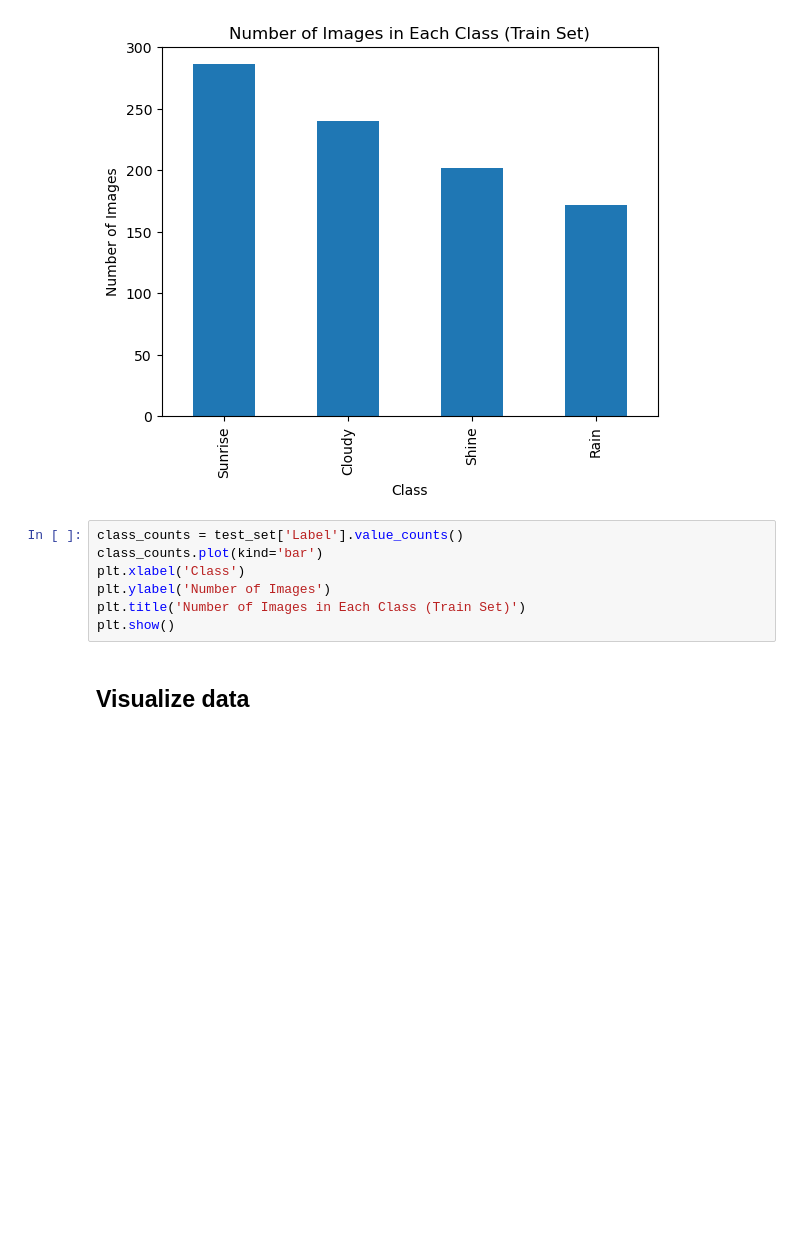
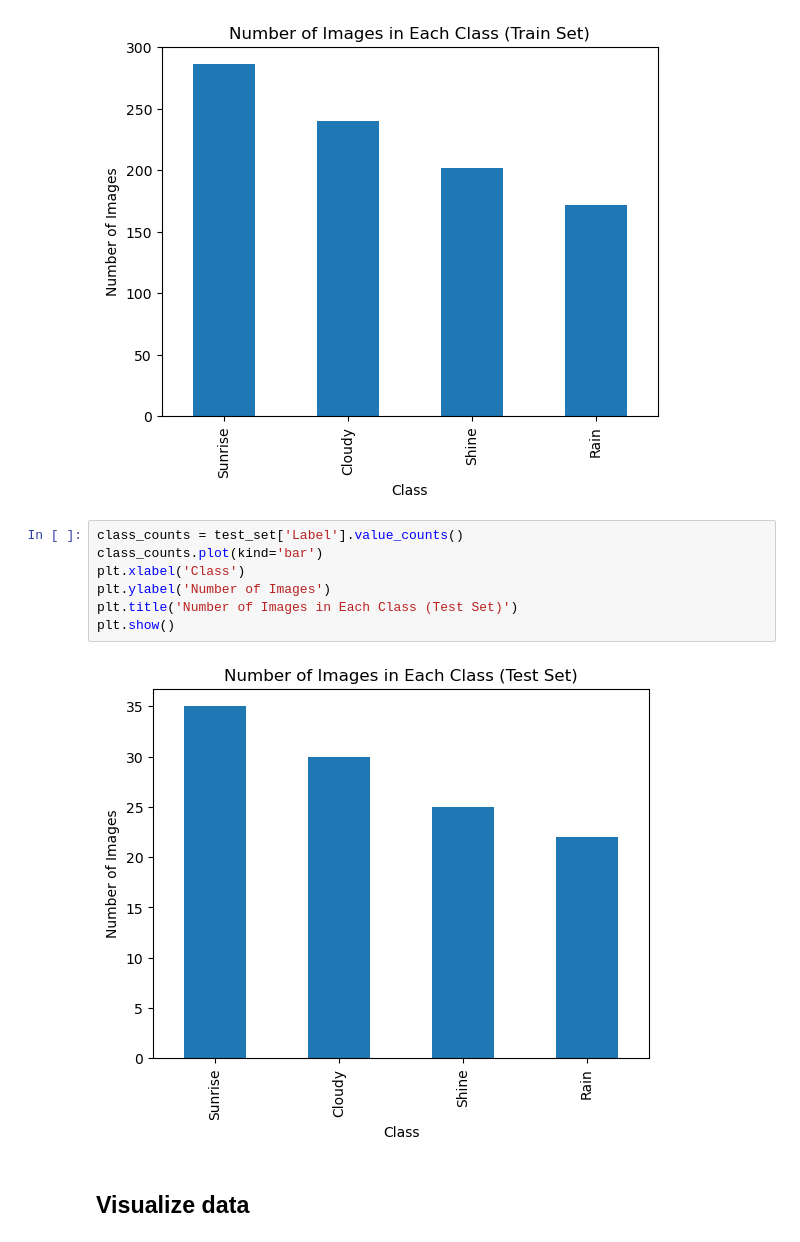
Before and after one commit to Jalalbaim/Rain-Or-Shine, a Jupyter notebook: Model.ipynb, the cells around one changed output. Drawn from its saved outputs; the diff is of its cells as text; blank space fills up the shorter version.

```diff
--- a/Model.ipynb
+++ b/Model.ipynb
@@ -136,10 +136,12 @@ plt.show()
 # %%
 class_counts = test_set['Label'].value_counts()
 class_counts.plot(kind='bar')
 plt.xlabel('Class')
 plt.ylabel('Number of Images')
-plt.title('Number of Images in Each Class (Train Set)')
+plt.title('Number of Images in Each Class (Test Set)')
 plt.show()
+# %% [output]
+[figure, added]
 # %% [markdown]
 ## Visualize data
 # %%
```
